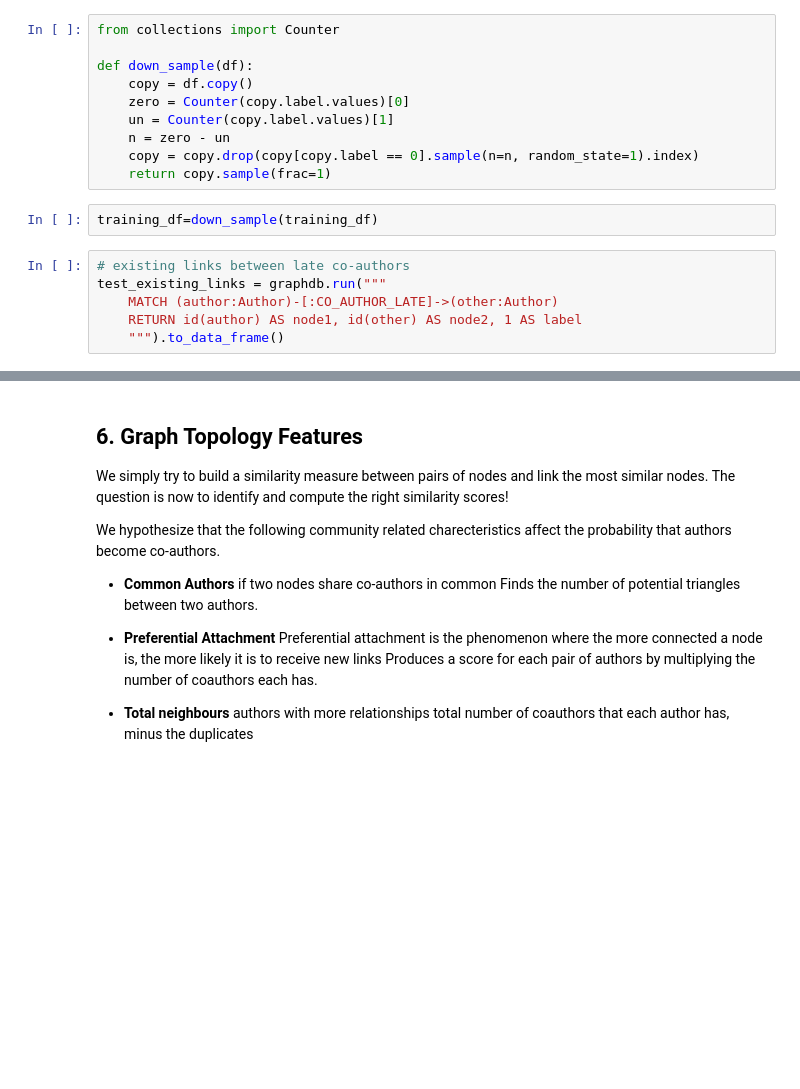
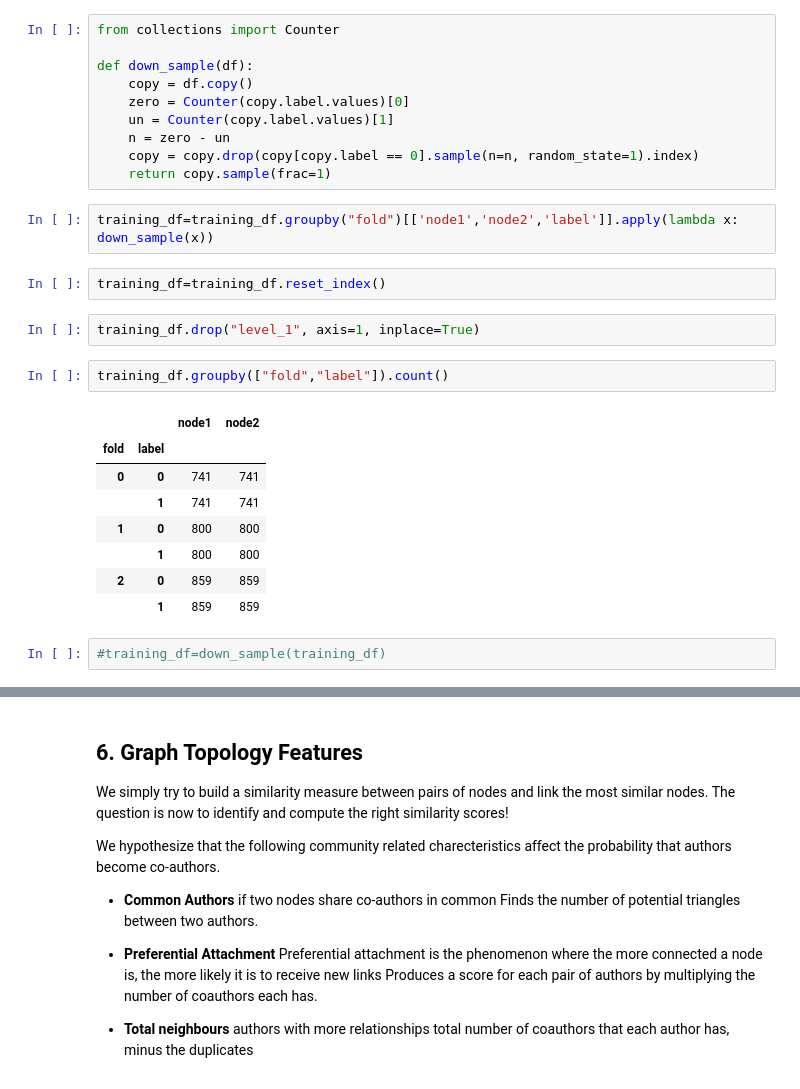
Before and after one commit to areias/link-prediction, a Jupyter notebook: coauthor-link-prediction.ipynb, the cells around one changed output, grey strips where cells are left out. Cells and saved outputs as stored; diff of their text form; blank space fills up the shorter version.

```diff
--- a/coauthor-link-prediction.ipynb
+++ b/coauthor-link-prediction.ipynb
@@ -283,11 +327,22 @@ def down_sample(df):
     n = zero - un
     copy = copy.drop(copy[copy.label == 0].sample(n=n, random_state=1).index)
     return copy.sample(frac=1)
+# %%
+training_df=training_df.groupby("fold")[['node1','node2','label']].apply(lambda x: down_sample(x))
 # %%
-training_df=down_sample(training_df)
+training_df=training_df.reset_index()
-# %%
-# existing links between late co-authors
-test_existing_links = graphdb.run("""
-    MATCH (author:Author)-[:CO_AUTHOR_LATE]->(other:Author)
-    RETURN id(author) AS node1, id(other) AS node2, 1 AS label
-    """).to_data_frame()
+# %%
+training_df.drop("level_1", axis=1, inplace=True)
+# %%
+training_df.groupby(["fold","label"]).count()
+# %% [output]
+|  |  | node1 | node2 |
+| fold | label |  |  |
+| 0 | 0 | 741 | 741 |
+|  | 1 | 741 | 741 |
+| 1 | 0 | 800 | 800 |
+|  | 1 | 800 | 800 |
+| 2 | 0 | 859 | 859 |
+|  | 1 | 859 | 859 |
+# %%
+#training_df=down_sample(training_df)
```
Also changed, not shown: parts of 15 cells of this notebook.
